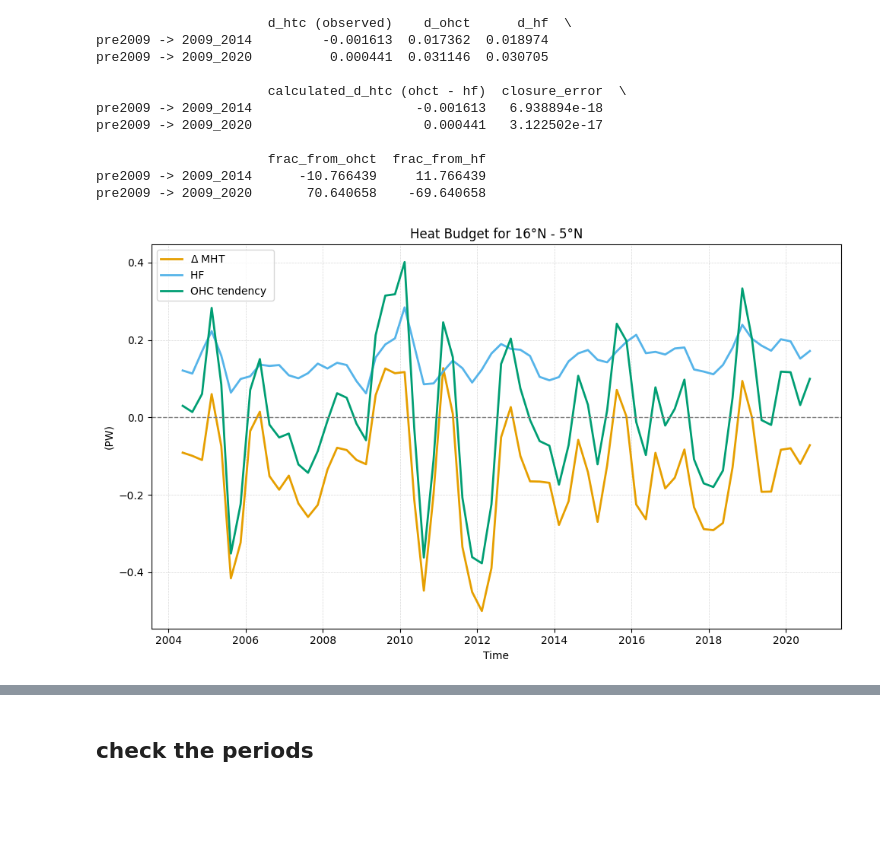
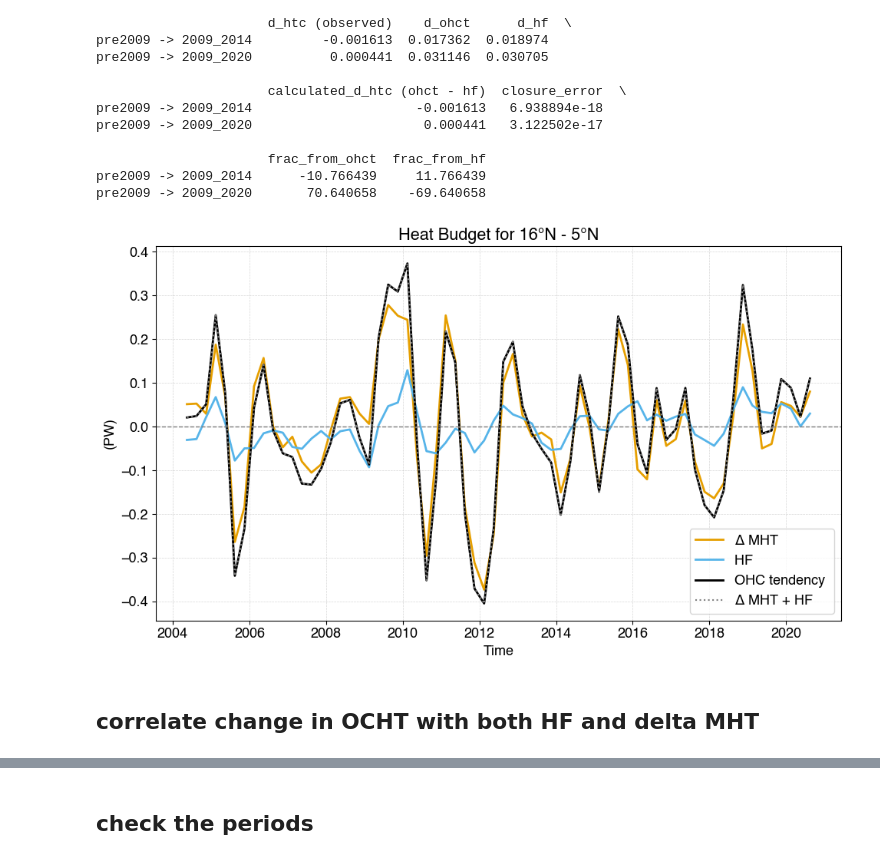
Before and after one commit to lea-dietz/masterthesis, a Jupyter notebook: coding/heatbudget.ipynb, the cells around one changed output, grey strips where cells are left out. Drawn from its saved outputs; the diff is of its cells as text; code cells hidden in the pictures; blank space fills up the shorter version.

Commit message:
heat budget - nao

```diff
--- a/coding/heatbudget.ipynb
+++ b/coding/heatbudget.ipynb
@@ -35,13 +35,13 @@ ds["time"] = decimal_year_to_datetime(ds.time.values)
 mht = ds.mht.dropna(dim="time", how="any") # drop 65
 mht_mean = mht.mean(dim="posterior_samples")
 
+mht_anom = process_data(mht_mean, anomalies=True)
 mht_detrended = process_data(mht_mean, detrended=True, restore_mean=True)
-mht_detrended_anom = process_data(mht_mean, detrended=True).dropna(dim="time", how="any")
-
 # # surface heat flux
 
 hf = ds.qnet.dropna(dim="time", how="any")
 hf_mean = hf.mean(dim="posterior_samples")
+hf_anom = process_data(hf_mean, anomalies=True)
 hf_detrended = process_data(hf_mean, detrended=True,)
 # drop first time step, since mht starts 2004-05 not 2004-02
 # hf_detrended = hf_detrended.isel(time=slice(1,None))
@@ -50,13 +50,14 @@ hf_detrended = process_data(hf_mean, detrended=True,)
 
 htc = ds.htc.dropna(dim="time", how="any")
 htc_mean = htc.mean(dim="posterior_samples")
+htc_anom = process_data(htc_mean, anomalies=True)
 htc_detrended = process_data(htc_mean, detrended=True,)
 
-## ocean heat content tendency
+## ocean heat contxwent tendency
 ohct = ds.ohct.dropna(dim="time", how="any")
 ohct_mean = ohct.mean(dim="posterior_samples")
 ohct_mean = ohct_mean.isel(time=slice(1,None))
-
+ohct_anom = process_data(ohct_mean, anomalies=True)
 ohct_detrended = process_data(ohct_mean, detrended=True,)
 # drop first time step, since mht starts 2004-05 not 2004-02
 
@@ -213,37 +221,54 @@ pre2009 -> 2009_2020                      0.000441   3.122502e-17
 pre2009 -> 2009_2014      -10.766439     11.766439
 pre2009 -> 2009_2020       70.640658    -69.640658
 # %%
-## mht
-mht_16N = mht_mean.isel(lat=idx_16)
-mht_5N = mht_mean.isel(lat=idx_5)
-mht_region = - mht_16N + mht_5N
-mht_region = mht_region.squeeze('lat', drop=True)
+anomalies = True
 
-## htc, hf, ohct for 16°N-5°N region
+if anomalies == True:
+    mht_16N = mht_anom.isel(lat=idx_16)
+    mht_5N = mht_anom.isel(lat=idx_5)
+    mht_region = - mht_16N + mht_5N
+    mht_region = mht_region.squeeze('lat', drop=True)
+    ## htc, hf, ohct for 16°N-5°N region
+    htc_region = htc_anom.isel(number_regions=region_idx)
+    hf_region  = hf_anom.isel(number_regions=region_idx)
+    ohct_region = ohct_anom.isel(number_regions=region_idx)
+else:
+    ## mht
+    mht_16N = mht_mean.isel(lat=idx_16)
+    mht_5N = mht_mean.isel(lat=idx_5)
+    mht_region = - mht_16N + mht_5N
+    mht_region = mht_region.squeeze('lat', drop=True)
 
-htc_region = htc_mean.isel(number_regions=region_idx)
-hf_region  = hf_mean.isel(number_regions=region_idx)
-ohct_region = ohct_mean.isel(number_regions=region_idx)
+    ## htc, hf, ohct for 16°N-5°N region
+
+    htc_region = htc_mean.isel(number_regions=region_idx)
+    hf_region  = hf_mean.isel(number_regions=region_idx)
+    ohct_region = ohct_mean.isel(number_regions=region_idx)
+
+ohct_calc = mht_region + hf_region
 # %%
-colors = ["#E69F00", "#56B4E9", "#009E73", "#F0E442", "#0072B2", "#D55E00", "#CC79A7", "#000000"]
+colors = ["#E69F00", "#56B4E9", "black", "grey", "#0072B2", "#D55E00", "#CC79A7", "#000000"]
 linewidth = 2.0
 fig = plt.figure(figsize=(10, 6))
 plt.plot(mht_region.time, mht_region, label="$\Delta$ MHT", color=colors[0], linewidth=linewidth)
 # plt.plot(htc_region.time, htc_region, label="HTC", color=colors[3], linestyle="--", zorder=5, linewidth=linewidth-0.5)
 plt.plot(hf_region.time, hf_region, label="HF ", color=colors[1], linewidth=linewidth)
 plt.plot(ohct_region.time, ohct_region, label="OHC tendency ", color=colors[2], linewidth=linewidth)
+plt.plot(ohct_calc.time, ohct_calc, label="$\Delta$ MHT + HF ", color=colors[3], linestyle=":", zorder=5, linewidth=linewidth-0.5)
 # plt.plot(mht_region.time, mht_region + hf_region, label="MHT + HF ", color=colors[5], linestyle="--", zorder=5, linewidth=linewidth-0.5)
 # plt.plot(ohc_dt_calc.time, ohc_dt_calc, label="MHT + HF ", color=colors[5], linestyle="--", zorder=5)
 # plt.plot(ohc_dt_calc_htc.time, ohc_dt_calc_htc, label="HTC + HF ", color=colors[6], linestyle="-.", zorder=5)
 
 plt.title("Heat Budget for 16°N - 5°N")
 plt.xlabel("Time")
 plt.ylabel("(PW)")
 plt.axhline(0, color="grey", linewidth=1.0, linestyle="--")
 plt.legend()
 plt.grid(alpha=0.5, linestyle="--", linewidth=0.5)
 plt.tight_layout()
 os.makedirs("heatbudget/", exist_ok=True)
 plt.savefig(f"heatbudget/16_5N_components", dpi=300, bbox_inches='tight')
 # %% [output]
-[figure, old version]
+[figure, new version]
+# %% [markdown]
+## correlate change in OCHT with both HF and delta MHT
```
Also changed, not shown: parts of 11 cells of this notebook, 16 other files.
